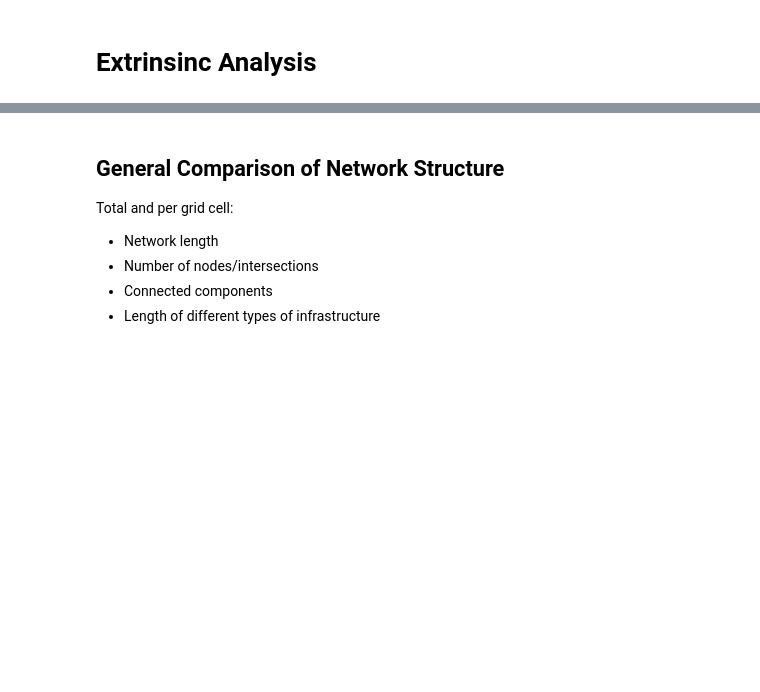
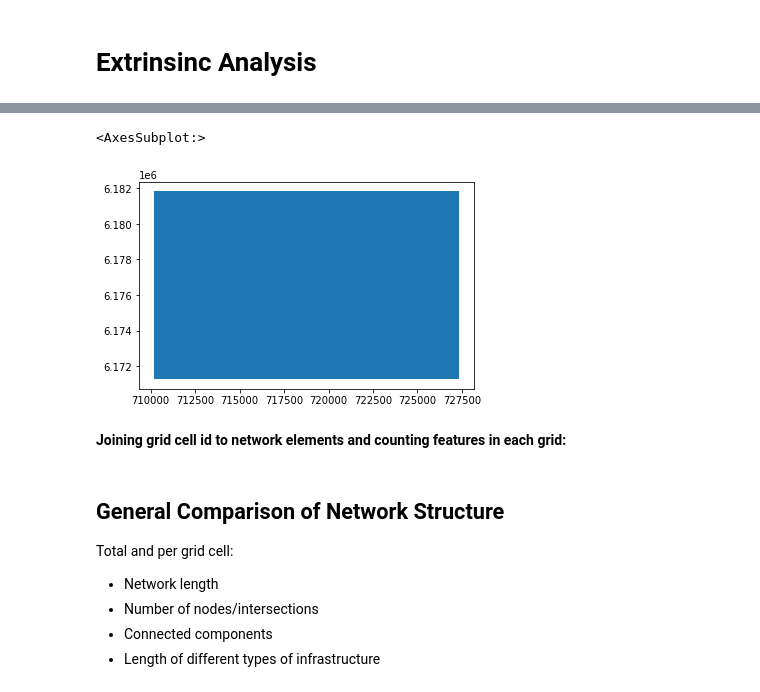
Before and after one commit to anerv/cycling_data_quality, a Jupyter notebook: scripts/extrinsinc_analysis.ipynb, the cells around one changed output, grey strips where cells are left out. Drawn from its saved outputs; the diff is of its cells as text; code cells hidden in the pictures; blank space fills up the shorter version.

Commit message:
starting on comparing network structure

```diff
--- a/scripts/extrinsinc_analysis.ipynb
+++ b/scripts/extrinsinc_analysis.ipynb
@@ -4,0 +138,8 @@
+# %%
+# TODO: Plot
+grid.plot()
+# %% [output]
+<AxesSubplot:>
+[figure, added]
+# %% [markdown]
+**Joining grid cell id to network elements and counting features in each grid:**
```
Also changed, not shown: parts of 22 cells of this notebook.
